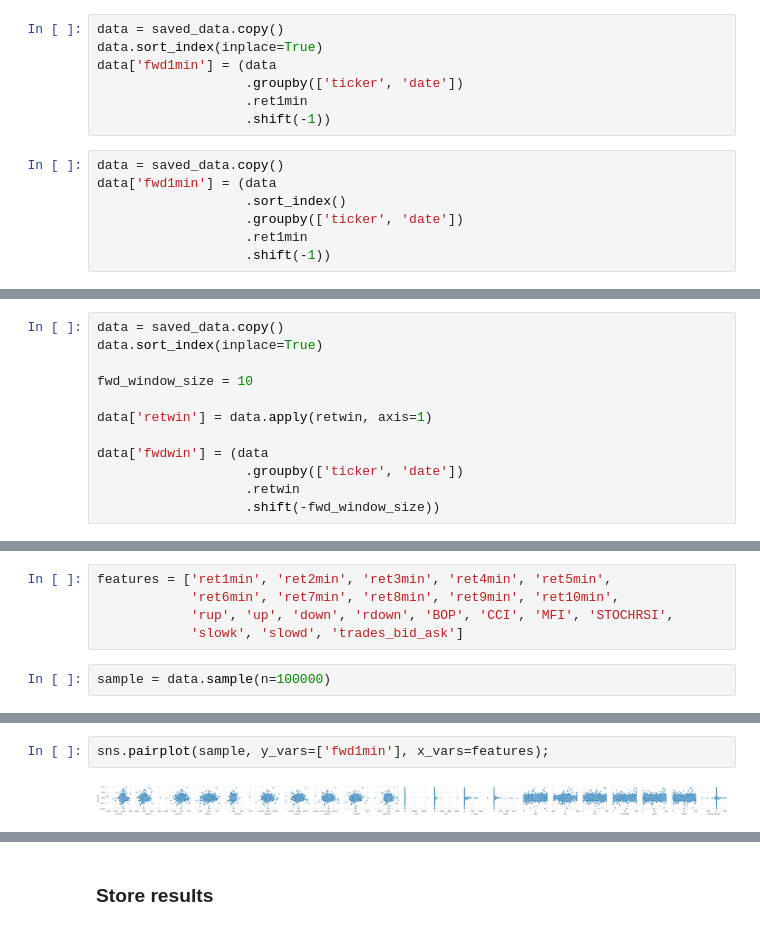
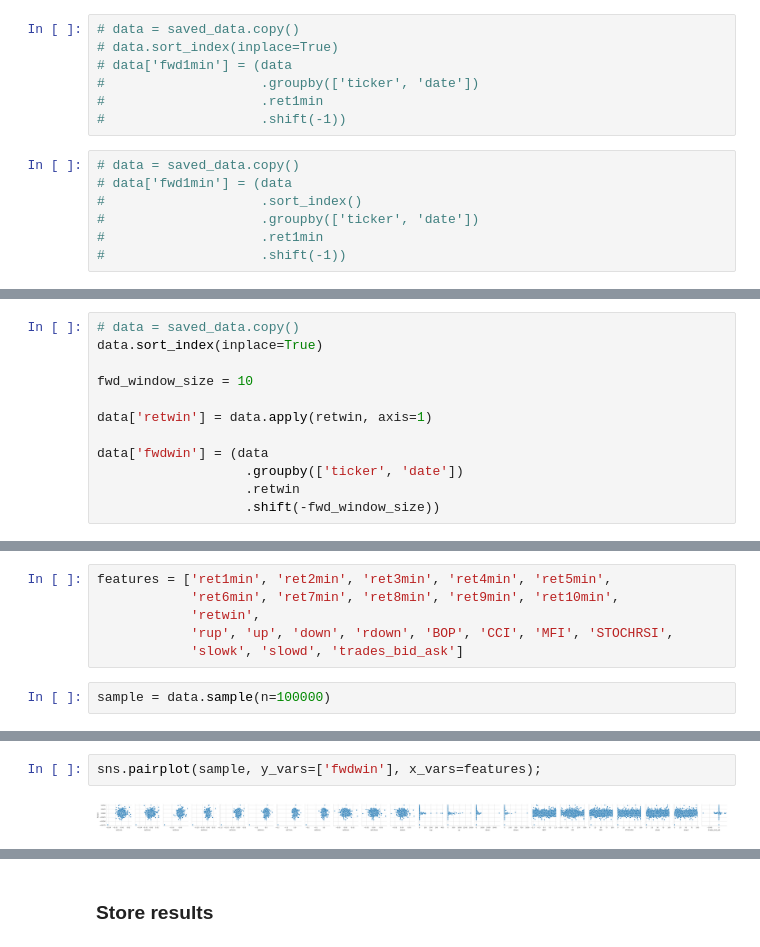
Before and after one commit to fovi-llc/machine-learning-for-trading, a Jupyter notebook: 12_gradient_boosting_machines/10_intraday_features_longer.ipynb, the cells around one changed output, grey strips where cells are left out. Cells and saved outputs as stored; diff of their text form.

```diff
--- a/12_gradient_boosting_machines/10_intraday_features_longer.ipynb
+++ b/12_gradient_boosting_machines/10_intraday_features_longer.ipynb
@@ -404,19 +464,19 @@ saved_data = data.copy()
 # %% [markdown]
 We obtain our 1-min forward return target by shifting the one-period return by one minute into the past (which implies the assumption that we always enter and exit a position at those prices, also ignoring trading cost and potential market impact):
 # %%
-data = saved_data.copy()
-data.sort_index(inplace=True)
-data['fwd1min'] = (data
-                   .groupby(['ticker', 'date'])
-                   .ret1min
-                   .shift(-1))
+# data = saved_data.copy()
+# data.sort_index(inplace=True)
+# data['fwd1min'] = (data
+#                    .groupby(['ticker', 'date'])
+#                    .ret1min
+#                    .shift(-1))
 # %%
-data = saved_data.copy()
-data['fwd1min'] = (data
-                   .sort_index()
-                   .groupby(['ticker', 'date'])
-                   .ret1min
-                   .shift(-1))
+# data = saved_data.copy()
+# data['fwd1min'] = (data
+#                    .sort_index()
+#                    .groupby(['ticker', 'date'])
+#                    .ret1min
+#                    .shift(-1))
 # %%
 %%cython
 
@@ -441,7 +501,7 @@ def retwin(s):
     # raise ValueError()
     return win
 # %%
-data = saved_data.copy()
+# data = saved_data.copy()
 data.sort_index(inplace=True)
 
 fwd_window_size = 10
@@ -585,6 +714,7 @@ memory usage: 6.9+ GB
 # %%
 features = ['ret1min', 'ret2min', 'ret3min', 'ret4min', 'ret5min',
             'ret6min', 'ret7min', 'ret8min', 'ret9min', 'ret10min',
+            'retwin',
             'rup', 'up', 'down', 'rdown', 'BOP', 'CCI', 'MFI', 'STOCHRSI',
             'slowk', 'slowd', 'trades_bid_ask']
 # %%
@@ -604,7 +734,7 @@ fig.tight_layout()
 # %%
-sns.pairplot(sample, y_vars=['fwd1min'], x_vars=features);
+sns.pairplot(sample, y_vars=['fwdwin'], x_vars=features);
 # %% [output]
-[figure, old version]
+[figure, new version]
 # %%
 corr = sample.loc[:, features].corr()
 sns.clustermap(corr, cmap = sns.diverging_palette(20, 230, as_cmap=True),
```
Also changed, not shown: parts of 28 cells of this notebook, 14 other files.
